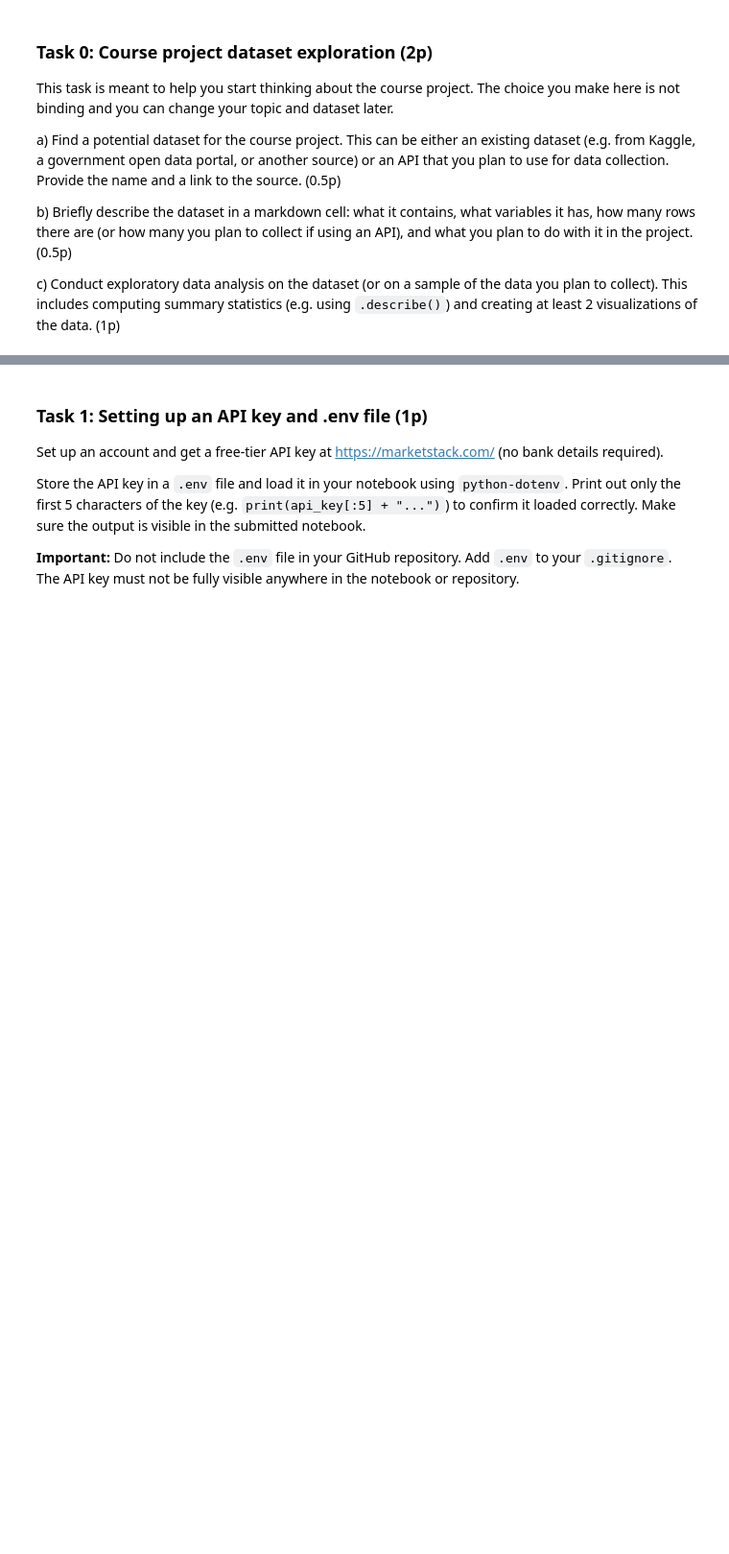
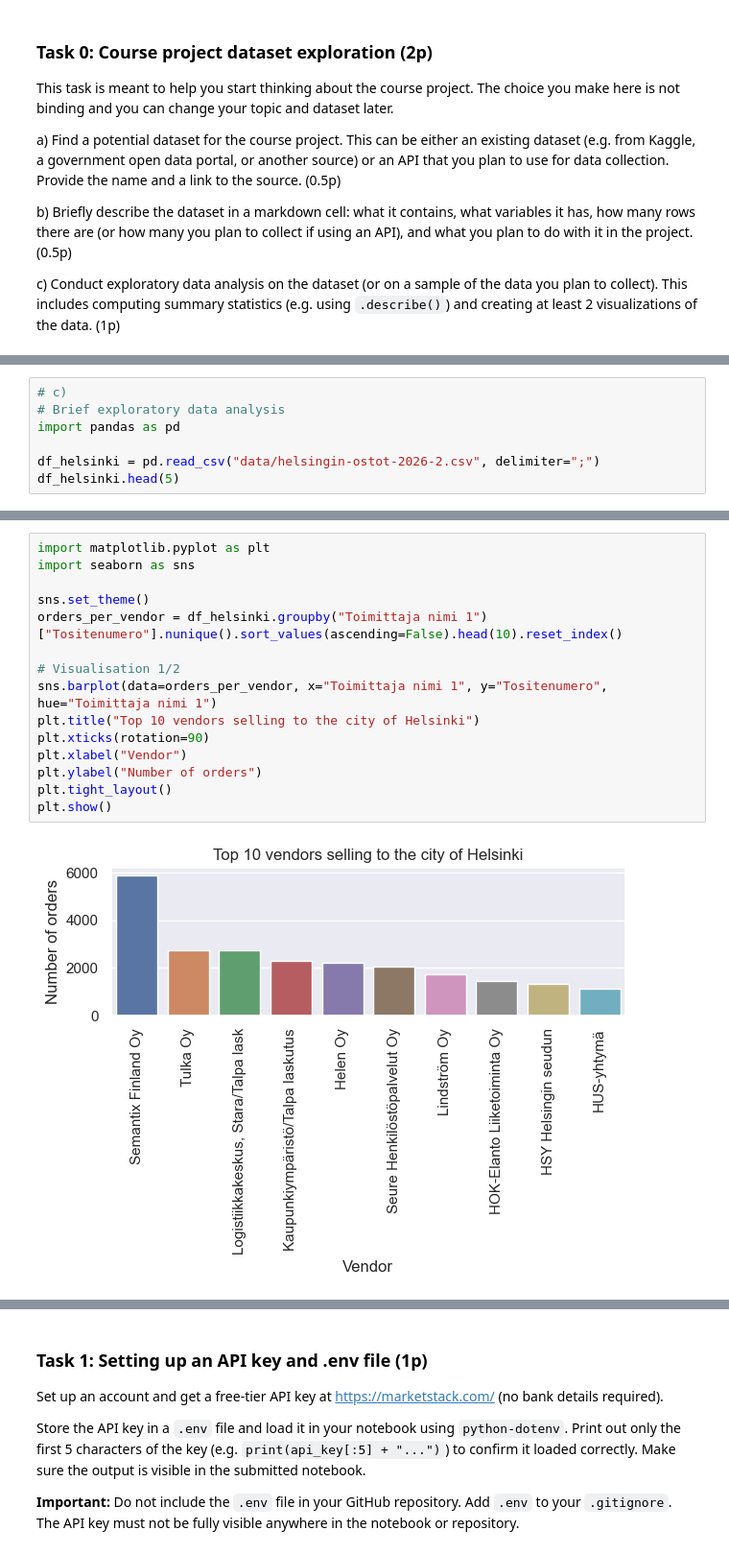
Before and after one commit to martyroo/PythonBizIntel, a Jupyter notebook: assignments/assignment2/assignment2.ipynb, the cells around one changed output, grey strips where cells are left out. Shown at 96% size. Cells and saved outputs as stored; diff of their text form; blank space fills up the shorter version.

```diff
--- a/assignments/assignment2/assignment2.ipynb
+++ b/assignments/assignment2/assignment2.ipynb
@@ -62,0 +69,7 @@ c) Conduct exploratory data analysis on the dataset (or on a sample of the data
+# %%
+# c)
+# Brief exploratory data analysis
+import pandas as pd
+
+df_helsinki = pd.read_csv("data/helsingin-ostot-2026-2.csv", delimiter=";")
+df_helsinki.head(5)
@@ -62,0 +97,17 @@ c) Conduct exploratory data analysis on the dataset (or on a sample of the data
+# %%
+import matplotlib.pyplot as plt
+import seaborn as sns
+
+sns.set_theme()
+orders_per_vendor = df_helsinki.groupby("Toimittaja nimi 1")["Tositenumero"].nunique().sort_values(ascending=False).head(10).reset_index()
+
+# Visualisation 1/2
+sns.barplot(data=orders_per_vendor, x="Toimittaja nimi 1", y="Tositenumero", hue="Toimittaja nimi 1")
+plt.title("Top 10 vendors selling to the city of Helsinki")
+plt.xticks(rotation=90)
+plt.xlabel("Vendor")
+plt.ylabel("Number of orders")
+plt.tight_layout()
+plt.show()
+# %% [output]
+[figure, added]
```
Also changed, not shown: parts of 35 cells of this notebook, 4 other files.
